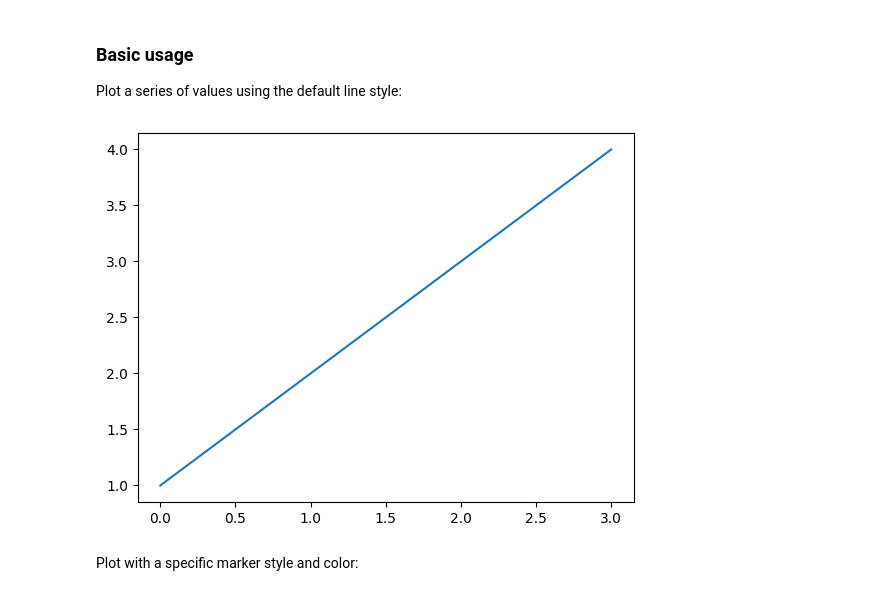
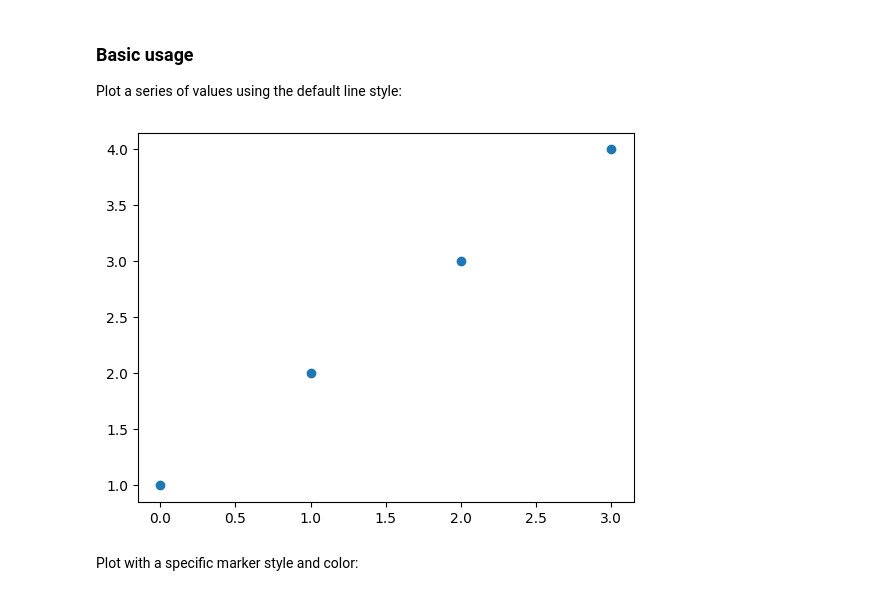
Before and after one commit to leyaoliatan/Matplotlib_Crash_Course, a Jupyter notebook: matplotlib-crashcourse-01-.plot() and basics.ipynb, the cells around one changed output. Cells and saved outputs as stored; diff of their text form; code cells hidden in the pictures.

```diff
--- a/matplotlib-crashcourse-01-.plot() and basics.ipynb
+++ b/matplotlib-crashcourse-01-.plot() and basics.ipynb
@@ -48,10 +45,10 @@ https://matplotlib.org/stable/api/_as_gen/matplotlib.pyplot.plot.html#matplotlib
 ### Basic usage
 Plot a series of values using the default line style:
 # %%
-plt.plot([1,2,3,4])
+plt.plot([1,2,3,4],'o')
 plt.show()
 # %% [output]
-[figure, old version]
+[figure, new version]
 # %% [markdown]
 Plot with a specific marker style and color:
 # %%
```
Also changed, not shown: parts of 13 cells of this notebook.
